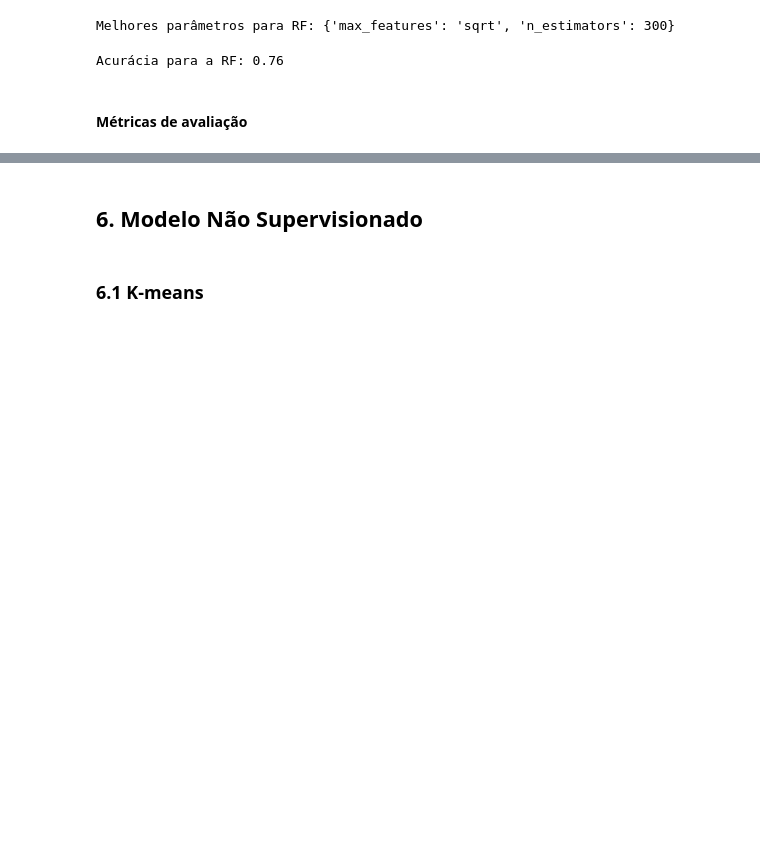
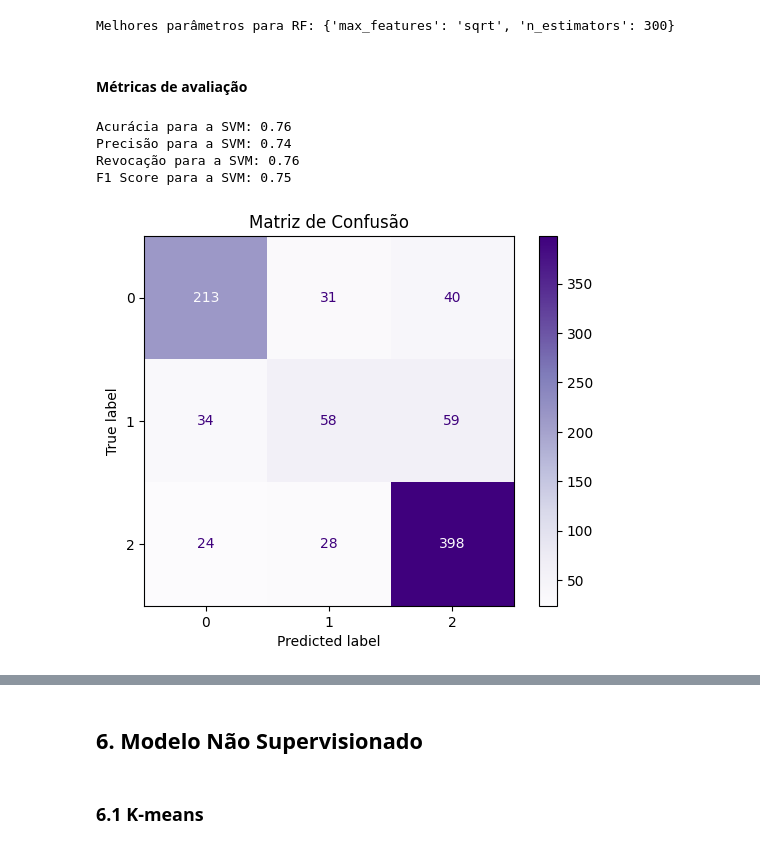
Before and after one commit to PurpleLobster31/ada-machinelearning2, a Jupyter notebook: notebooks/project.ipynb, the cells around one changed output, grey strips where cells are left out. Saved outputs shown, nothing was run; the diff lists cells and outputs as text; code cells hidden in the pictures; blank space fills up the shorter version.

```diff
--- a/notebooks/project.ipynb
+++ b/notebooks/project.ipynb
@@ -474,11 +465,31 @@ rf_model = RandomForestClassifier(
 rf_model.fit(X_train_preparado, y_train)
 
 rf_predictions = rf_model.predict(X_test_preparado)
-
-rf_test_accuracy = accuracy_score(y_test, rf_predictions)
-
-print(f"Acurácia para a RF: {rf_test_accuracy:.2f}")
-# %% [output]
-Acurácia para a RF: 0.76
 # %% [markdown]
 #### Métricas de avaliação
+# %%
+rf_test_accuracy  = accuracy_score(y_test, rf_predictions)
+rf_precision = precision_score(y_test, rf_predictions, average='weighted')
+rf_recall = recall_score(y_test, rf_predictions, average='weighted')
+rf_f1 = f1_score(y_test, rf_predictions, average='weighted')
+rf_classification_report = classification_report(y_test, rf_predictions)
+
+print(f"Acurácia para a SVM: {rf_test_accuracy:.2f}")
+print(f"Precisão para a SVM: {rf_precision:.2f}")
+print(f"Revocação para a SVM: {rf_recall:.2f}")
+print(f"F1 Score para a SVM: {rf_f1:.2f}")
+# %% [output]
+Acurácia para a SVM: 0.76
+Precisão para a SVM: 0.74
+Revocação para a SVM: 0.76
+F1 Score para a SVM: 0.75
+# %%
+rf_conf_matrix = confusion_matrix(y_test, rf_predictions)
+
+matrix_conf = ConfusionMatrixDisplay(rf_conf_matrix)
+matrix_conf.plot(cmap='Purples')
+
+plt.title('Matriz de Confusão')
+plt.show()
+# %% [output]
+[figure, added]
```
Also changed, not shown: parts of 19 cells of this notebook.
